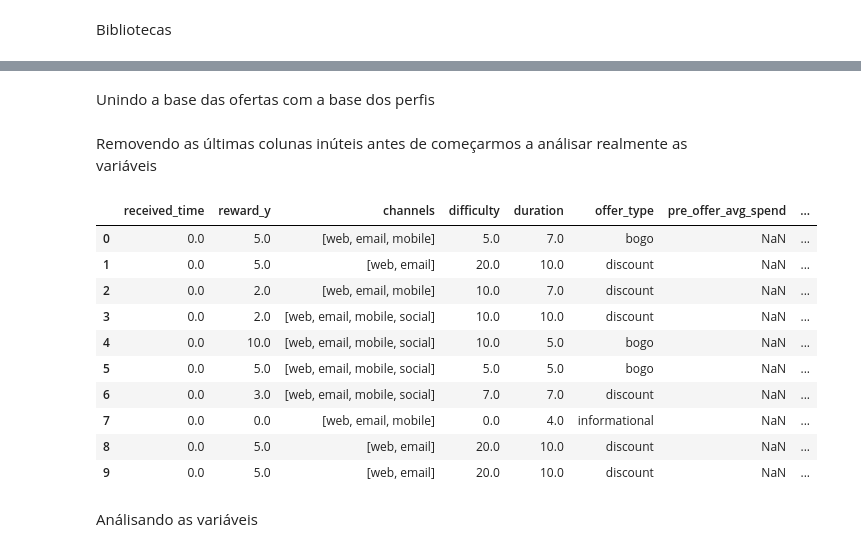
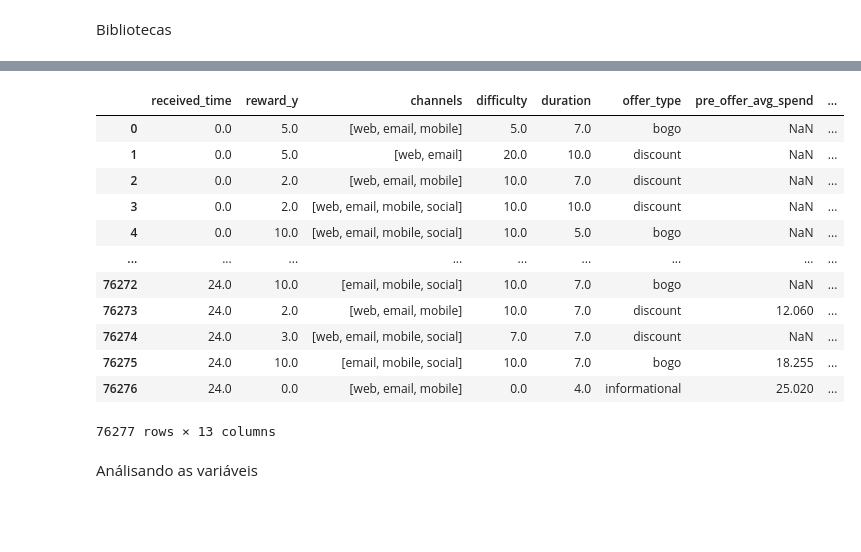
Before and after one commit to Matheus-Santos3778/xingbake, a Jupyter notebook: data_analysis.ipynb, the cells around one changed output, grey strips where cells are left out. Saved outputs shown, nothing was run; the diff lists cells and outputs as text; code cells hidden in the pictures; blank space fills up the shorter version.

```diff
--- a/entrega02.ipynb
+++ b/data_analysis.ipynb
@@ -95,2 +7,0 @@ offers[offers['person'] == '9fa9ae8f57894cc9a3b8a9bbe0fc1b2f']
-# %% [markdown]
-Unindo a base das ofertas com a base dos perfis
@@ -99,2 +7,0 @@ data = pd.merge(offers, profile, how='left', left_on='person', right_on='id')
-# %% [markdown]
-Removendo as últimas colunas inúteis antes de começarmos a análisar realmente as variáveis
@@ -103,17 +8,25 @@ data.drop(['event', 'offer_id', 'person', 'last_tx_time', 'amount', 'reward_x',
+# %%
+data = build_ml_dataset(
+    'data/portfolio.json',
+    'data/profile.json',
+    'data/transcript.json'
+)
 # %%
-data.head(10)
+data
 # %% [output]
 |  | received_time | reward_y | channels | difficulty | duration | offer_type | pre_offer_avg_spend | ... |
 | 0 | 0.0 | 5.0 | [web, email, mobile] | 5.0 | 7.0 | bogo | NaN | ... |
 | 1 | 0.0 | 5.0 | [web, email] | 20.0 | 10.0 | discount | NaN | ... |
 | 2 | 0.0 | 2.0 | [web, email, mobile] | 10.0 | 7.0 | discount | NaN | ... |
 | 3 | 0.0 | 2.0 | [web, email, mobile, social] | 10.0 | 10.0 | discount | NaN | ... |
 | 4 | 0.0 | 10.0 | [web, email, mobile, social] | 10.0 | 5.0 | bogo | NaN | ... |
-| 5 | 0.0 | 5.0 | [web, email, mobile, social] | 5.0 | 5.0 | bogo | NaN | ... |
-| 6 | 0.0 | 3.0 | [web, email, mobile, social] | 7.0 | 7.0 | discount | NaN | ... |
-| 7 | 0.0 | 0.0 | [web, email, mobile] | 0.0 | 4.0 | informational | NaN | ... |
-| 8 | 0.0 | 5.0 | [web, email] | 20.0 | 10.0 | discount | NaN | ... |
-| 9 | 0.0 | 5.0 | [web, email] | 20.0 | 10.0 | discount | NaN | ... |
+| ... | ... | ... | ... | ... | ... | ... | ... | ... |
+| 76272 | 24.0 | 10.0 | [email, mobile, social] | 10.0 | 7.0 | bogo | NaN | ... |
+| 76273 | 24.0 | 2.0 | [web, email, mobile] | 10.0 | 7.0 | discount | 12.060 | ... |
+| 76274 | 24.0 | 3.0 | [web, email, mobile, social] | 7.0 | 7.0 | discount | NaN | ... |
+| 76275 | 24.0 | 10.0 | [email, mobile, social] | 10.0 | 7.0 | bogo | 18.255 | ... |
+| 76276 | 24.0 | 0.0 | [web, email, mobile] | 0.0 | 4.0 | informational | 25.020 | ... |
+76277 rows × 13 columns
 # %% [markdown]
 Análisando as variáveis
 # %%
```
Also changed, not shown: parts of 26 cells of this notebook.
